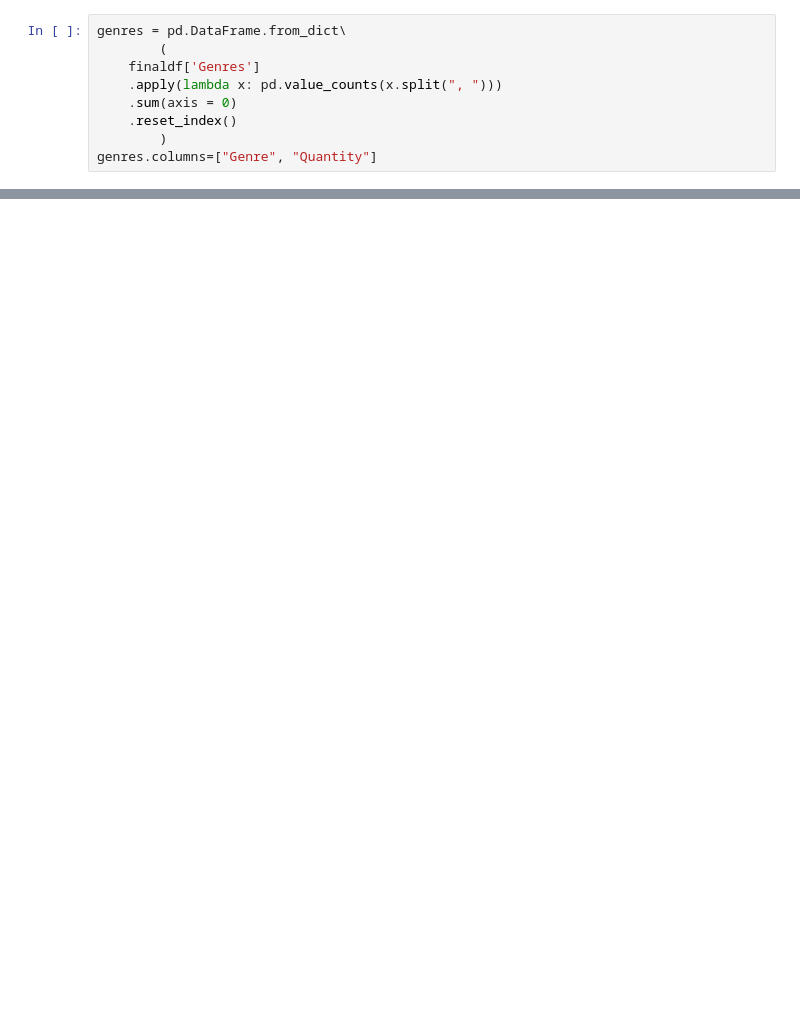
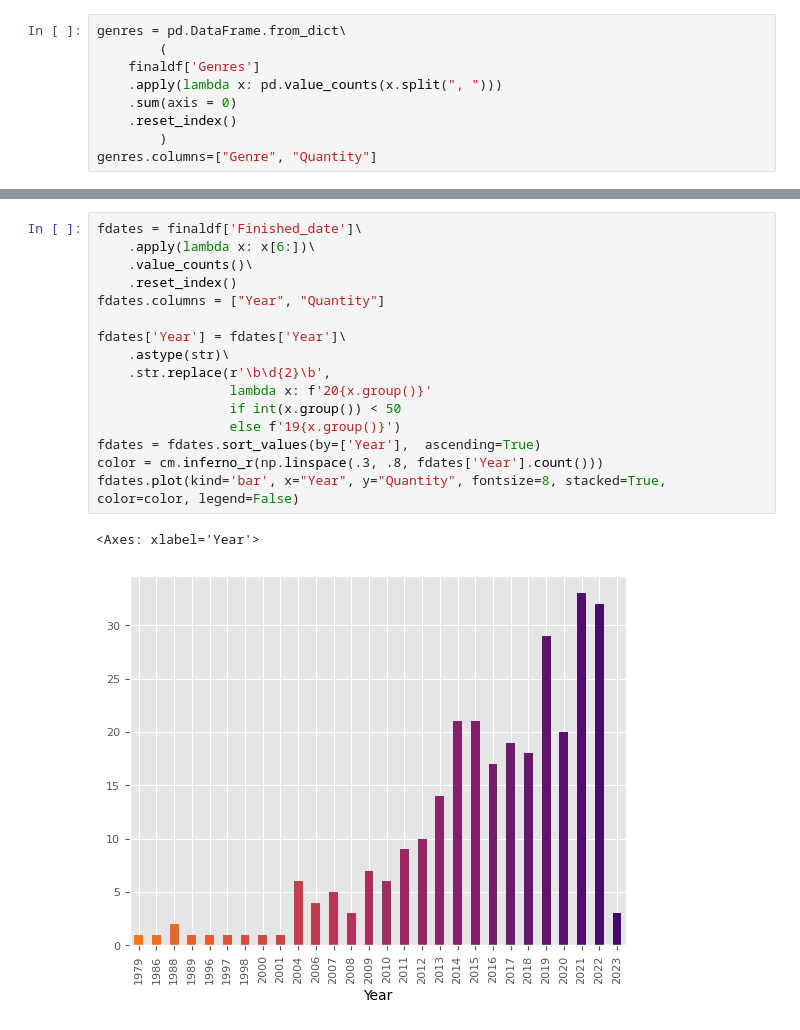
Before and after one commit to xzeqtr/MAL_parser, a Jupyter notebook: MAL.ipynb, the cells around one changed output, grey strips where cells are left out. Saved outputs shown, nothing was run; the diff lists cells and outputs as text; blank space fills up the shorter version.

```diff
--- a/MAL.ipynb
+++ b/MAL.ipynb
@@ -115,0 +121,19 @@ genres.plot(kind='bar', x="Genre", y="Quantity", fontsize=8)
+# %%
+fdates = finaldf['Finished_date']\
+    .apply(lambda x: x[6:])\
+    .value_counts()\
+    .reset_index()
+fdates.columns = ["Year", "Quantity"]
+
+fdates['Year'] = fdates['Year']\
+    .astype(str)\
+    .str.replace(r'\b\d{2}\b',
+                 lambda x: f'20{x.group()}'
+                 if int(x.group()) < 50
+                 else f'19{x.group()}')
+fdates = fdates.sort_values(by=['Year'],  ascending=True)
+color = cm.inferno_r(np.linspace(.3, .8, fdates['Year'].count()))
+fdates.plot(kind='bar', x="Year", y="Quantity", fontsize=8, stacked=True, color=color, legend=False)
+# %% [output]
+<Axes: xlabel='Year'>
+[figure, added]
```
Also changed, not shown: parts of 8 cells of this notebook, 1 other file.
